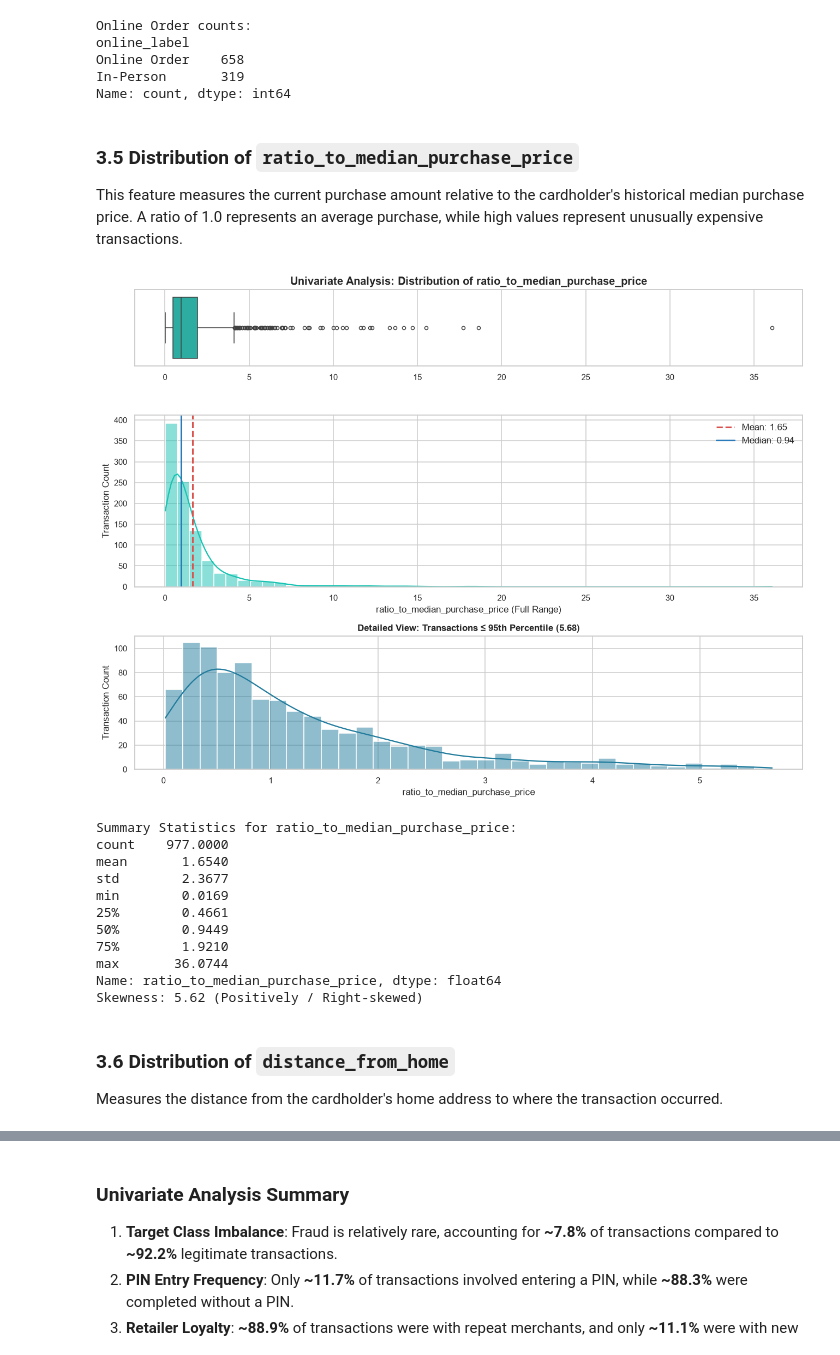
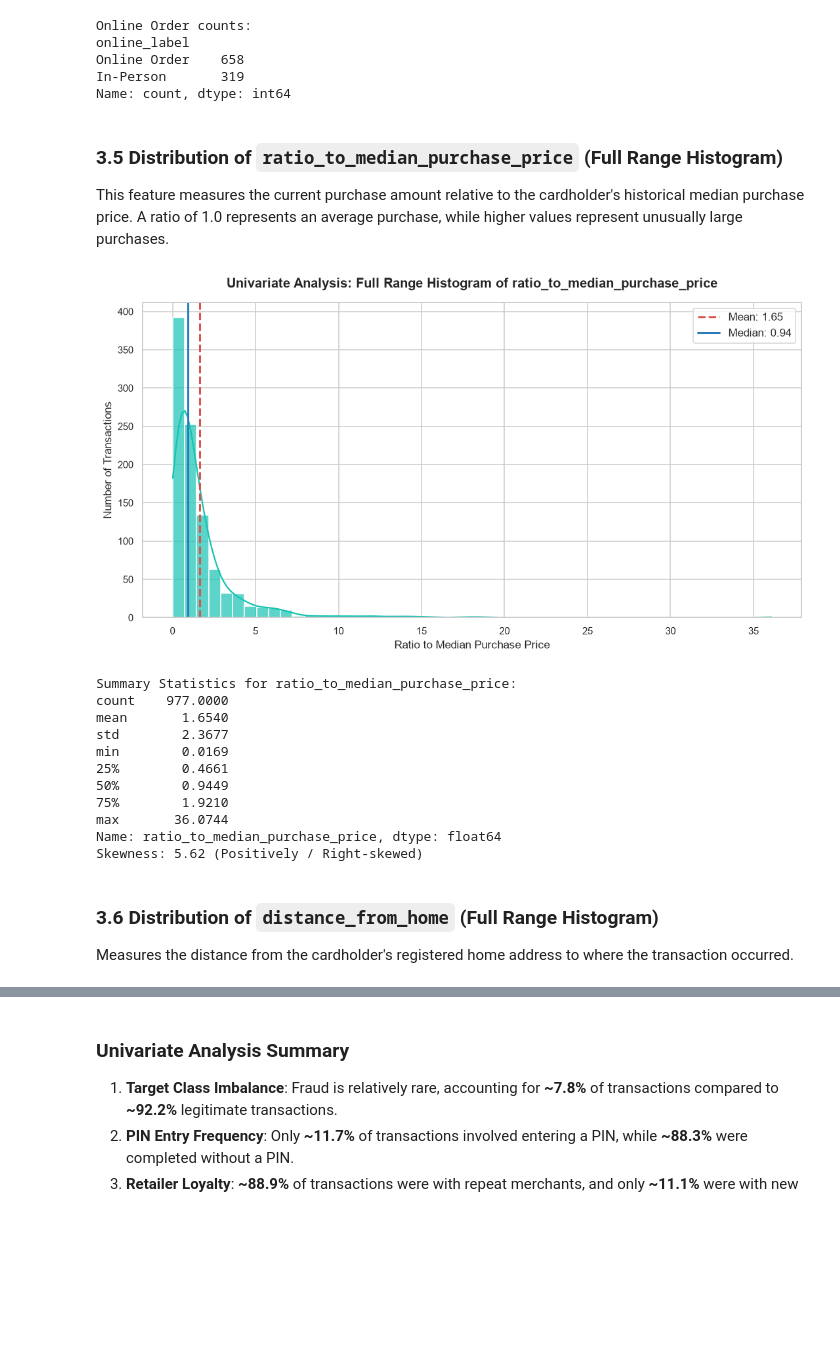
Before and after one commit to SoupySystems/AI-recreation_credit-card-fraud, a Jupyter notebook: CreditCardFraud.ipynb, the cells around one changed output, grey strips where cells are left out. Drawn from its saved outputs; the diff is of its cells as text; code cells hidden in the pictures; blank space fills up the shorter version.

```diff
--- a/CreditCardFraud.ipynb
+++ b/CreditCardFraud.ipynb
@@ -356,48 +342,42 @@ Online Order    658
 In-Person       319
 Name: count, dtype: int64
 # %% [markdown]
-### 3.5 Distribution of `ratio_to_median_purchase_price`
-This feature measures the current purchase amount relative to the cardholder's historical median purchase price. A ratio of 1.0 represents an average purchase, while high values represent unusually expensive transactions.
+### 3.5 Distribution of `ratio_to_median_purchase_price` (Full Range Histogram)
+This feature measures the current purchase amount relative to the cardholder's historical median purchase price. A ratio of 1.0 represents an average purchase, while higher values represent unusually large purchases.
 # %%
 col_price = 'ratio_to_median_purchase_price'
 
-fig, (ax_box, ax_hist, ax_zoom) = plt.subplots(
-    nrows=3,
-    ncols=1,
-    figsize=(12, 9),
-    gridspec_kw={'height_ratios': [0.2, 0.45, 0.35]}
+plt.figure(figsize=(10, 5.5))
+
+# Full range histogram with Kernel Density Estimate (KDE)
+sns.histplot(
+    data=df_clean,
+    x=col_price,
+    kde=True,
+    bins=50,
+    color='#17c3b2',
+    edgecolor='white',
+    alpha=0.7
 )
 
-# 1. Boxplot (Overall)
-sns.boxplot(data=df_clean, x=col_price, color='#17c3b2', ax=ax_box, fliersize=4)
-ax_box.set_title(f'Univariate Analysis: Distribution of {col_price}', fontweight='bold', fontsize=13)
-ax_box.set_xlabel('')
-
-# 2. Histogram with KDE (Full Range)
-sns.histplot(data=df_clean, x=col_price, kde=True, color='#17c3b2', bins=50, ax=ax_hist)
-ax_hist.set_ylabel('Transaction Count')
-ax_hist.set_xlabel(f'{col_price} (Full Range)')
+# Reference lines for mean and median
 mean_p = df_clean[col_price].mean()
 median_p = df_clean[col_price].median()
-ax_hist.axvline(mean_p, color='#d9534f', linestyle='--', linewidth=2, label=f'Mean: {mean_p:.2f}')
-ax_hist.axvline(median_p, color='#2b7bba', linestyle='-', linewidth=2, label=f'Median: {median_p:.2f}')
-ax_hist.legend()
+plt.axvline(mean_p, color='#d9534f', linestyle='--', linewidth=2, label=f'Mean: {mean_p:.2f}')
+plt.axvline(median_p, color='#2b7bba', linestyle='-', linewidth=2, label=f'Median: {median_p:.2f}')
 
-# 3. Zoomed-in View (≤ 95th Percentile) to inspect bulk distribution
-q95_p = df_clean[col_price].quantile(0.95)
-sns.histplot(data=df_clean[df_clean[col_price] <= q95_p], x=col_price, kde=True, color='#227c9d', bins=35, ax=ax_zoom)
-ax_zoom.set_title(f'Detailed View: Transactions ≤ 95th Percentile ({q95_p:.2f})', fontsize=11, fontweight='bold')
-ax_zoom.set_ylabel('Transaction Count')
-ax_zoom.set_xlabel(col_price)
-
+plt.title('Univariate Analysis: Full Range Histogram of ratio_to_median_purchase_price', fontweight='bold', pad=15)
+plt.xlabel('Ratio to Median Purchase Price')
+plt.ylabel('Number of Transactions')
+plt.legend(frameon=True)
 plt.tight_layout()
 plt.show()
 
 print(f"Summary Statistics for {col_price}:")
 print(df_clean[col_price].describe().round(4))
 print(f"Skewness: {df_clean[col_price].skew():.2f} (Positively / Right-skewed)")
 # %% [output]
-[figure, old version]
+[figure, new version]
 Summary Statistics for ratio_to_median_purchase_price:
 count    977.0000
 mean       1.6540
@@ -410,8 +390,8 @@ max       36.0744
 Name: ratio_to_median_purchase_price, dtype: float64
 Skewness: 5.62 (Positively / Right-skewed)
 # %% [markdown]
-### 3.6 Distribution of `distance_from_home`
-Measures the distance from the cardholder's home address to where the transaction occurred.
+### 3.6 Distribution of `distance_from_home` (Full Range Histogram)
+Measures the distance from the cardholder's registered home address to where the transaction occurred.
 # %%
 col_dist = 'distance_from_home'
 
```
Also changed, not shown: parts of 35 cells of this notebook.
